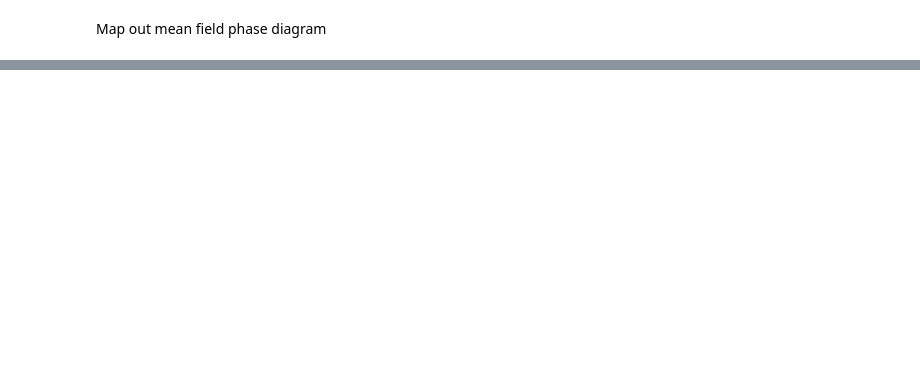
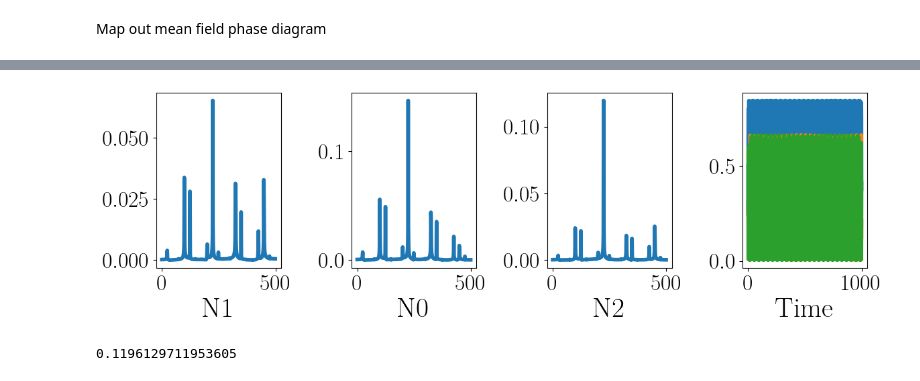
Before and after one commit to MarcNairn/nonreciprocal-dimer, a Jupyter notebook: debug/spin1_debug.ipynb, the cells around one changed output, grey strips where cells are left out. Cells and saved outputs as stored; diff of their text form; code cells hidden in the pictures; blank space fills up the shorter version.

```diff
--- a/debug/spin1_debug.ipynb
+++ b/debug/spin1_debug.ipynb
@@ -507,0 +903,57 @@ display(fig)
+# %%
+N  = length(t_list)
+dt = t_list[2] - t_list[1]    # assuming uniform spacing
+
+
+# Full FFTs
+fft_N0 = fft(N0)
+fft_N1 = fft(N1)
+fft_N2 = fft(N2)
+
+# Take only one side
+fft_N0 = fft_N0[2:div(N, 2) + 1]
+fft_N1 = fft_N1[2:div(N, 2) + 1]
+fft_N2 = fft_N2[2:div(N, 2) + 1]
+
+P1_N0 = abs.(fft_N0[1:end]) ./ N
+P1_N1 = abs.(fft_N1[1:end]) ./ N
+P1_N2 = abs.(fft_N2[1:end]) ./ N
+
+
+fig, ax = subplots(1, 4, figsize = (12, 4))
+
+
+ax[2].plot(P1_N0, lw = 4)
+ax[2].set_xlabel("N0")
+
+
+
+ax[1].plot(P1_N1, lw = 4)
+ax[1].set_xlabel("N1")
+
+ax[3].plot(P1_N2, lw = 4)
+ax[3].set_xlabel("N2")
+
+
+
+ax[4].plot(N0, lw = 4)
+ax[4].plot(N1, lw = 4)
+ax[4].plot(N2, lw = 4)
+ax[4].set_xlabel("Time")
+
+tight_layout()
+
+display(fig)
+# %% [output]
+[figure, added]
+# %%
+argmax(P1_N0)
+argmax(P1_N1)
+argmax(P1_N2)
+
+# Peak frequencies
+fpeak_N0 = P1_N0[argmax(P1_N0)]
+fpeak_N1 = P1_N1[argmax(P1_N1)]
+fpeak_N2 = P1_N2[argmax(P1_N2)]
+# %% [output]
+0.1196129711953605
```
Also changed, not shown: parts of 20 cells of this notebook, 41 other files.
